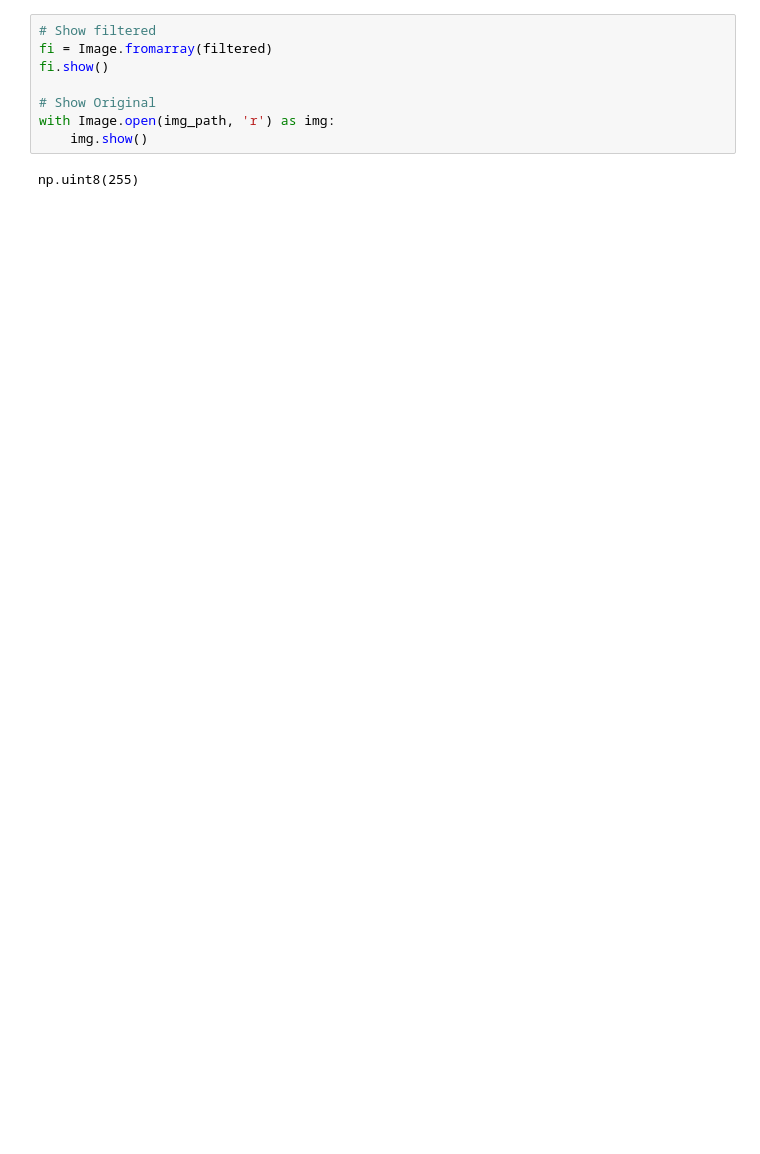
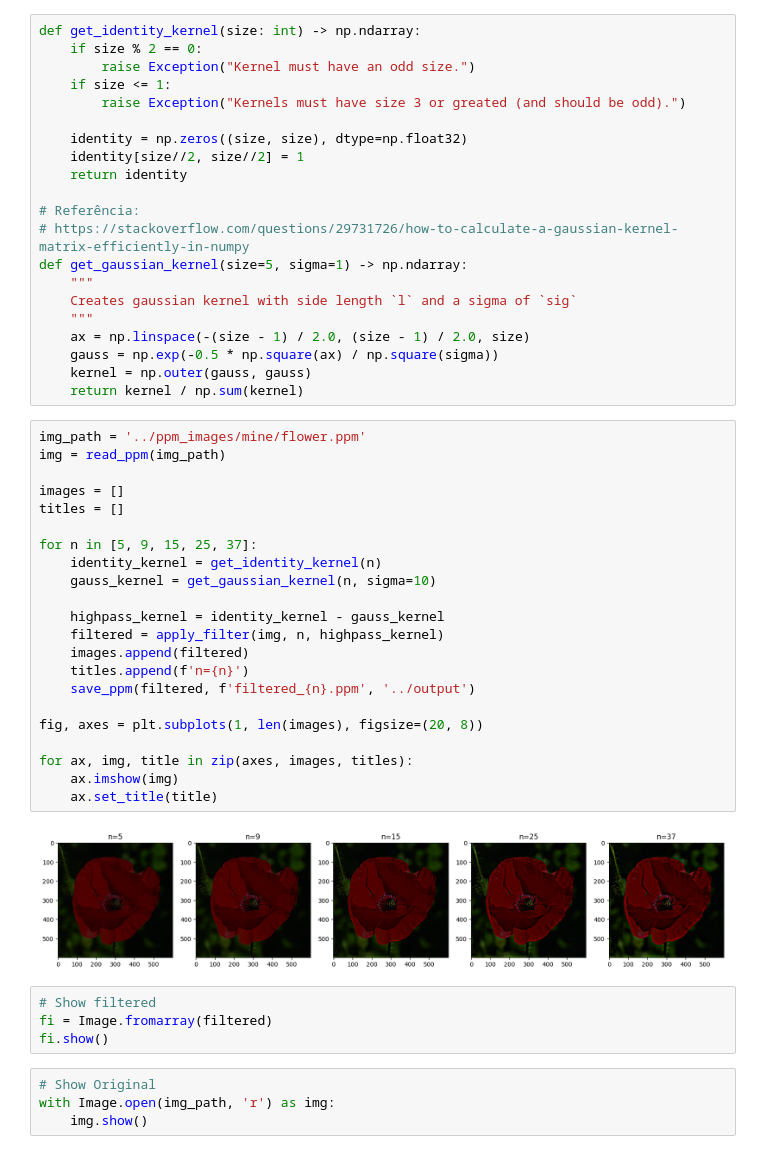
Before and after one commit to Arthurpmrs/cv, a Jupyter notebook: nbs/lista1.ipynb, the cells around one changed output. Drawn from its saved outputs; the diff is of its cells as text; blank space fills up the shorter version.

```diff
--- a/nbs/lista1.ipynb
+++ b/nbs/lista1.ipynb
@@ -110,10 +99,53 @@ save_ppm(filtered, 'sharp_gauss_west_1_2.ppm', '../output')
+# %%
+def get_identity_kernel(size: int) -> np.ndarray:
+    if size % 2 == 0:
+        raise Exception("Kernel must have an odd size.")
+    if size <= 1:
+        raise Exception("Kernels must have size 3 or greated (and should be odd).")
+
+    identity = np.zeros((size, size), dtype=np.float32)
+    identity[size//2, size//2] = 1
+    return identity
+
+# Referência:
+# https://stackoverflow.com/questions/29731726/how-to-calculate-a-gaussian-kernel-matrix-efficiently-in-numpy
+def get_gaussian_kernel(size=5, sigma=1) -> np.ndarray:
+    """
+    Creates gaussian kernel with side length `l` and a sigma of `sig`
+    """
+    ax = np.linspace(-(size - 1) / 2.0, (size - 1) / 2.0, size)
+    gauss = np.exp(-0.5 * np.square(ax) / np.square(sigma))
+    kernel = np.outer(gauss, gauss)
+    return kernel / np.sum(kernel)
+# %%
+img_path = '../ppm_images/mine/flower.ppm'
+img = read_ppm(img_path)
+
+images = []
+titles = []
+
+for n in [5, 9, 15, 25, 37]:
+    identity_kernel = get_identity_kernel(n)
+    gauss_kernel = get_gaussian_kernel(n, sigma=10)
+
+    highpass_kernel = identity_kernel - gauss_kernel
+    filtered = apply_filter(img, n, highpass_kernel)
+    images.append(filtered)
+    titles.append(f'n={n}')
+    save_ppm(filtered, f'filtered_{n}.ppm', '../output')
+
+fig, axes = plt.subplots(1, len(images), figsize=(20, 8))
+
+for ax, img, title in zip(axes, images, titles):
+    ax.imshow(img)
+    ax.set_title(title)
+# %% [output]
+[figure, added]
+# %%
+# Show filtered
+fi = Image.fromarray(filtered)
+fi.show()
 # %%
-# Show filtered
-fi = Image.fromarray(filtered)
-fi.show()
-
 # Show Original
 with Image.open(img_path, 'r') as img:
     img.show()
-# %% [output]
-np.uint8(255)
```
Also changed, not shown: parts of 5 cells of this notebook, 16 other files.
